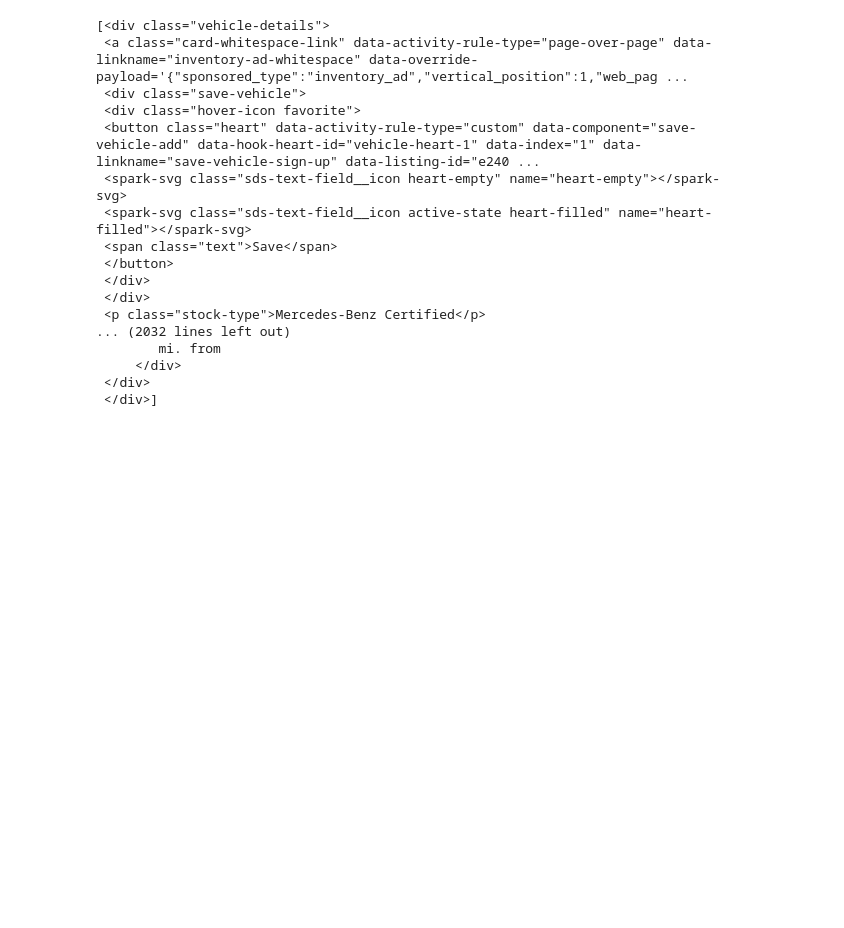
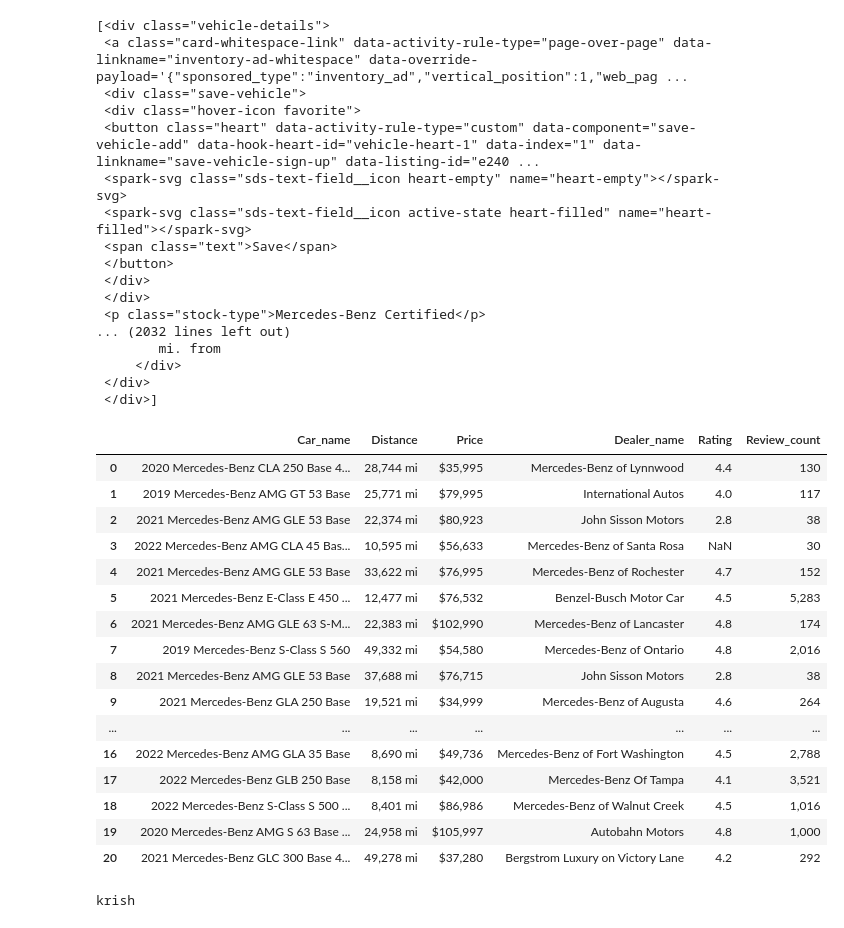
Before and after one commit to KrishMiyani13/Python-2_Notes, a Jupyter notebook: T3/L3.2.ipynb, the cells around one changed output. Cells and saved outputs as stored; diff of their text form; code cells hidden in the pictures; blank space fills up the shorter version.

```diff
--- a/T3/L3.2.ipynb
+++ b/T3/L3.2.ipynb
@@ -57,3 +58,32 @@ review_count = []
 for i in vehicle:
     Car_name.append(i.h2.text)
     Mile.append(i.find("div",class_="mileage").text.strip().split(".")[0])
+    Price.append(i.find("span",class_="primary-price").text)
+    dealer_name.append(i.find('div',class_='dealer-name').strong.text)
+    try:
+        rating.append(i.find('span',class_='sds-rating__count').text)
+    except:
+        rating.append(np.nan)
+    review_count.append(i.find('span',class_="sds-rating__link sds-button-link").text.strip().split(" ")[0].split('(')[1])
+# %%
+DataFram = pd.DataFrame({"Car_name":Car_name,"Distance":Mile,'Price':Price,'Dealer_name':dealer_name,'Rating':rating,'Review_count':review_count})
+# %%
+DataFram
+# %% [output]
+|  | Car_name | Distance | Price | Dealer_name | Rating | Review_count |
+| 0 | 2020 Mercedes-Benz CLA 250 Base 4... | 28,744 mi | $35,995 | Mercedes-Benz of Lynnwood | 4.4 | 130 |
+| 1 | 2019 Mercedes-Benz AMG GT 53 Base | 25,771 mi | $79,995 | International Autos | 4.0 | 117 |
+| 2 | 2021 Mercedes-Benz AMG GLE 53 Base | 22,374 mi | $80,923 | John Sisson Motors | 2.8 | 38 |
+| 3 | 2022 Mercedes-Benz AMG CLA 45 Bas... | 10,595 mi | $56,633 | Mercedes-Benz of Santa Rosa | NaN | 30 |
+| 4 | 2021 Mercedes-Benz AMG GLE 53 Base | 33,622 mi | $76,995 | Mercedes-Benz of Rochester | 4.7 | 152 |
+| 5 | 2021 Mercedes-Benz E-Class E 450 ... | 12,477 mi | $76,532 | Benzel-Busch Motor Car | 4.5 | 5,283 |
+| 6 | 2021 Mercedes-Benz AMG GLE 63 S-M... | 22,383 mi | $102,990 | Mercedes-Benz of Lancaster | 4.8 | 174 |
+| 7 | 2019 Mercedes-Benz S-Class S 560 | 49,332 mi | $54,580 | Mercedes-Benz of Ontario | 4.8 | 2,016 |
+| 8 | 2021 Mercedes-Benz AMG GLE 53 Base | 37,688 mi | $76,715 | John Sisson Motors | 2.8 | 38 |
+| 9 | 2021 Mercedes-Benz GLA 250 Base | 19,521 mi | $34,999 | Mercedes-Benz of Augusta | 4.6 | 264 |
+| ... | ... | ... | ... | ... | ... | ... |
+| 16 | 2022 Mercedes-Benz AMG GLA 35 Base | 8,690 mi | $49,736 | Mercedes-Benz of Fort Washington | 4.5 | 2,788 |
+| 17 | 2022 Mercedes-Benz GLB 250 Base | 8,158 mi | $42,000 | Mercedes-Benz Of Tampa | 4.1 | 3,521 |
+| 18 | 2022 Mercedes-Benz S-Class S 500 ... | 8,401 mi | $86,986 | Mercedes-Benz of Walnut Creek | 4.5 | 1,016 |
+| 19 | 2020 Mercedes-Benz AMG S 63 Base ... | 24,958 mi | $105,997 | Autobahn Motors | 4.8 | 1,000 |
+| 20 | 2021 Mercedes-Benz GLC 300 Base 4... | 49,278 mi | $37,280 | Bergstrom Luxury on Victory Lane | 4.2 | 292 |
@@ -59,0 +92,4 @@ for i in vehicle:
+# %%
+print(a.strip())
+# %% [output]
+krish
```
Also changed, not shown: parts of 2 cells of this notebook, 25 other files.
